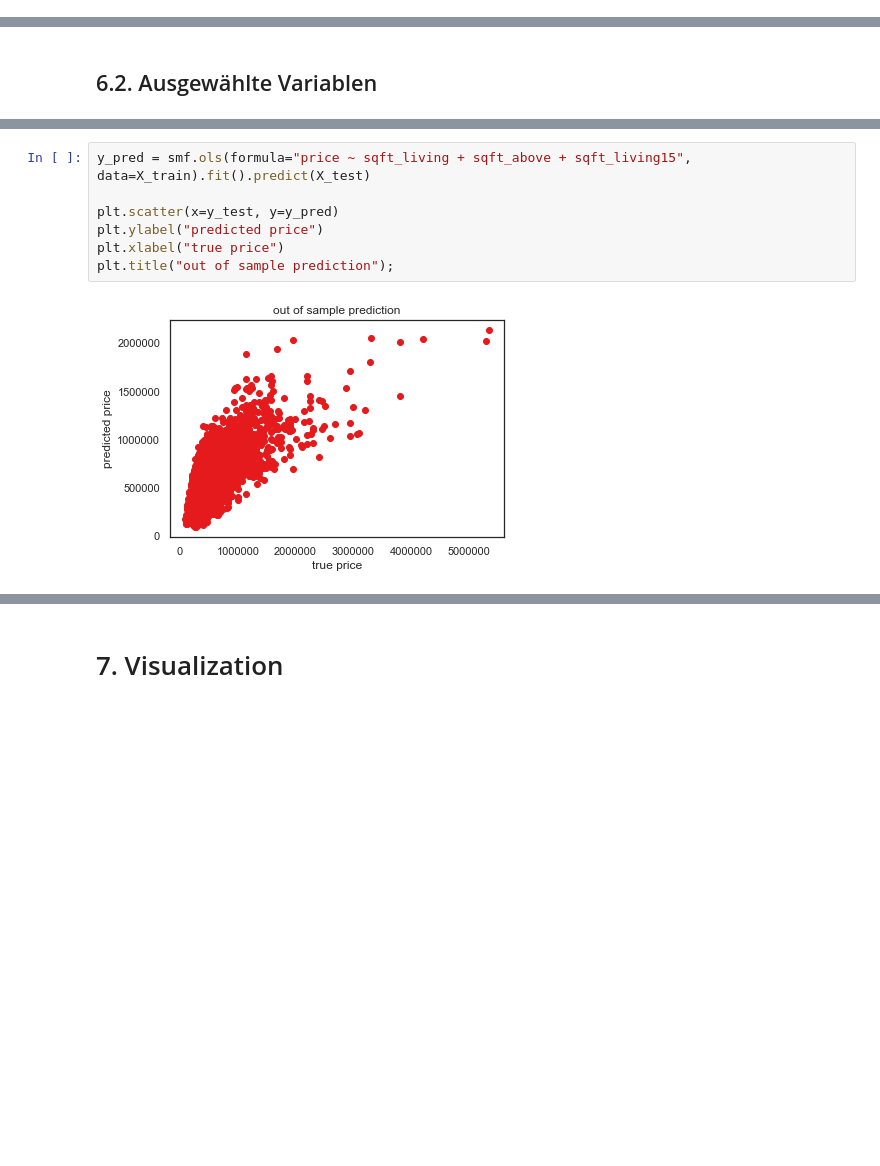
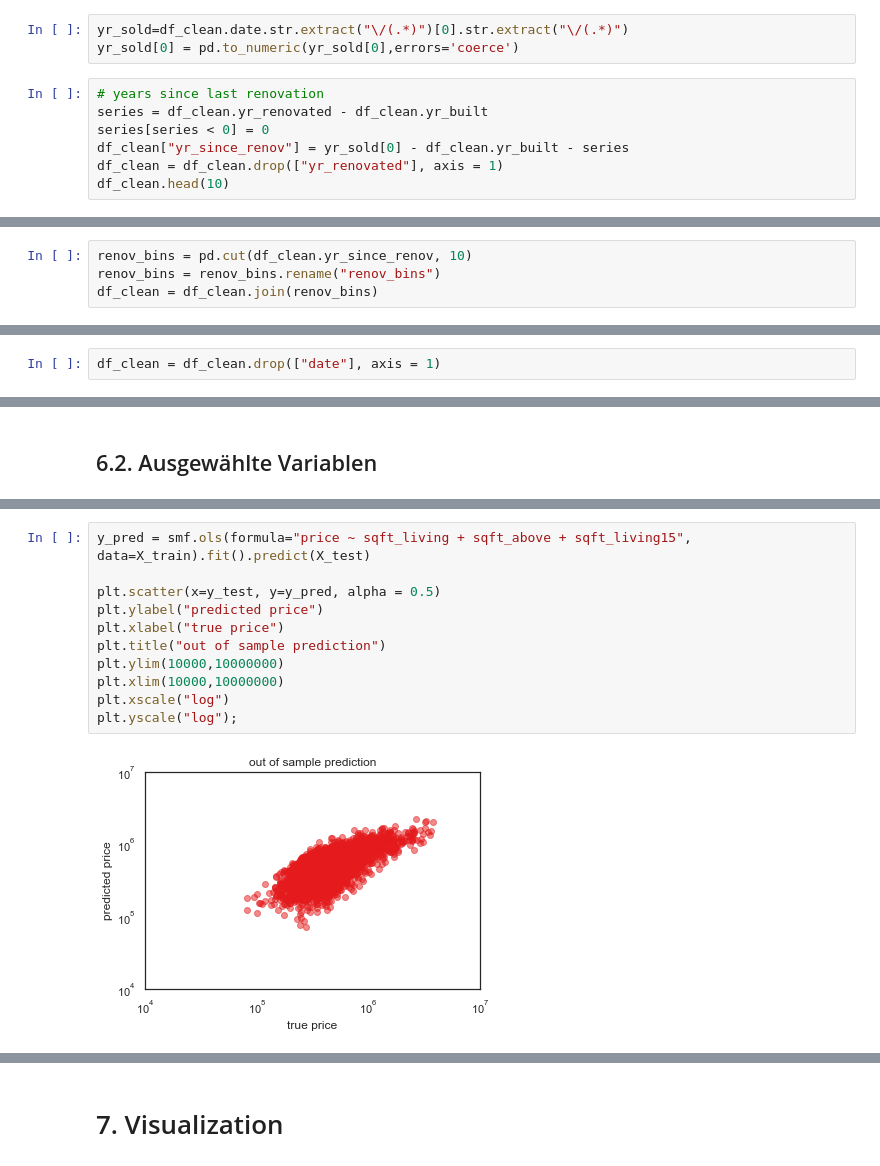
Before and after one commit to Karsten-Yan/200303_House_Prices_Project, a Jupyter notebook: 200303_Karsten_Yan_Project1.ipynb, the cells around one changed output, grey strips where cells are left out. Saved outputs shown, nothing was run; the diff lists cells and outputs as text; blank space fills up the shorter version.

```diff
--- a/200303_Karsten_Yan_Project1.ipynb
+++ b/200303_Karsten_Yan_Project1.ipynb
@@ -176,3 +173,13 @@ Maybe:
 * sqft living 15
 # %% [markdown]
 # 5. Feature Engineering
+# %%
+yr_sold=df_clean.date.str.extract("\/(.*)")[0].str.extract("\/(.*)")
+yr_sold[0] = pd.to_numeric(yr_sold[0],errors='coerce')
+# %%
+# years since last renovation
+series = df_clean.yr_renovated - df_clean.yr_built
+series[series < 0] = 0
+df_clean["yr_since_renov"] = yr_sold[0] - df_clean.yr_built - series
+df_clean = df_clean.drop(["yr_renovated"], axis = 1)
+df_clean.head(10)
@@ -178,0 +198,4 @@ Maybe:
+# %%
+renov_bins = pd.cut(df_clean.yr_since_renov, 10)
+renov_bins = renov_bins.rename("renov_bins")
+df_clean = df_clean.join(renov_bins)
@@ -178,0 +211,2 @@ Maybe:
+# %%
+df_clean = df_clean.drop(["date"], axis = 1)
@@ -333,12 +389,16 @@ plt.xscale("log");
 # %%
 y_pred = smf.ols(formula="price ~ sqft_living + sqft_above + sqft_living15", data=X_train).fit().predict(X_test)
 
-plt.scatter(x=y_test, y=y_pred)
+plt.scatter(x=y_test, y=y_pred, alpha = 0.5)
 plt.ylabel("predicted price")
 plt.xlabel("true price")
-plt.title("out of sample prediction");
+plt.title("out of sample prediction")
+plt.ylim(10000,10000000)
+plt.xlim(10000,10000000)
+plt.xscale("log")
+plt.yscale("log");
 # %% [output]
-[figure, old version]
+[figure, new version]
 # %%
 print("Mean Squared Error (less is better):" + str(mean_squared_error(y_test, y_pred)))
 print("R2 score (closer to 1 is better):" + str(r2_score(y_test, y_pred)))
```
Also changed, not shown: parts of 25 cells of this notebook.
